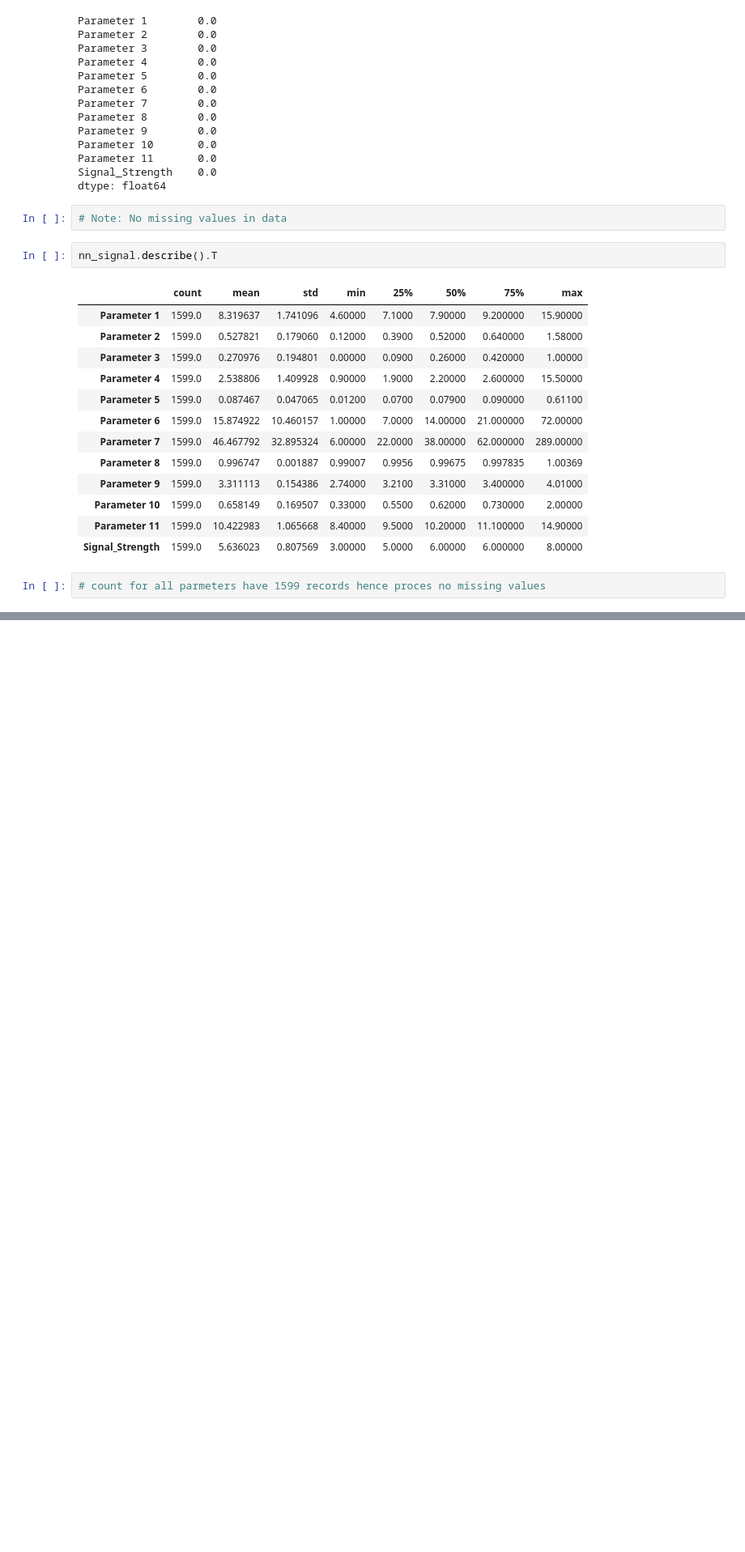
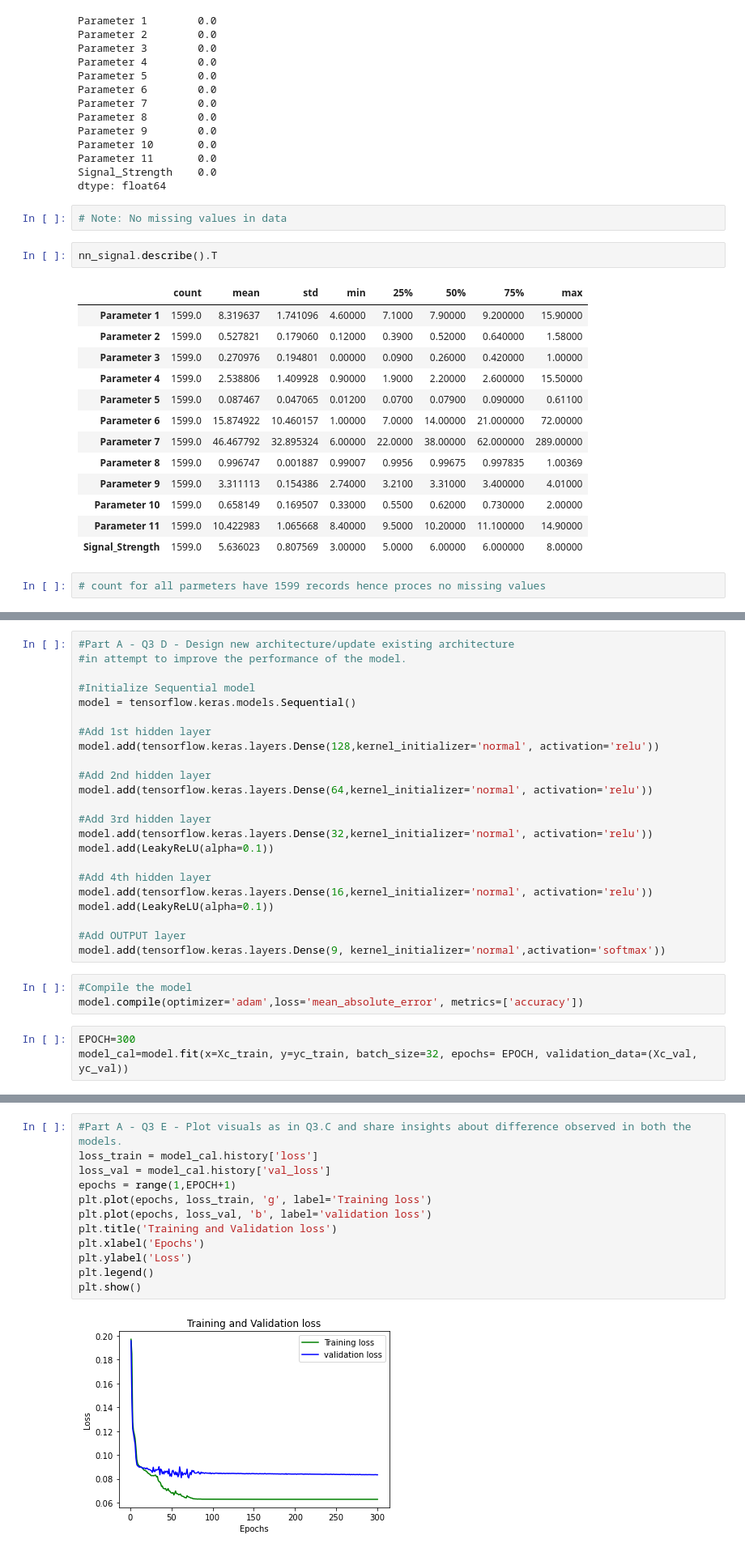
Before and after one commit to deeptiSingh006/AIML-NeuralNetwork, a Jupyter notebook: NeuralNetwork_Project_DeeptiSingh .ipynb, the cells around one changed output, grey strips where cells are left out. Shown at 81% size. Saved outputs shown, nothing was run; the diff lists cells and outputs as text; blank space fills up the shorter version.

```diff
--- a/NeuralNetwork_Project_DeeptiSingh .ipynb
+++ b/NeuralNetwork_Project_DeeptiSingh .ipynb
@@ -90,0 +276,29 @@ nn_signal.describe().T
+# %%
+#Part A - Q3 D - Design new architecture/update existing architecture
+#in attempt to improve the performance of the model.
+
+#Initialize Sequential model
+model = tensorflow.keras.models.Sequential()
+
+#Add 1st hidden layer
+model.add(tensorflow.keras.layers.Dense(128,kernel_initializer='normal', activation='relu'))
+
+#Add 2nd hidden layer
+model.add(tensorflow.keras.layers.Dense(64,kernel_initializer='normal', activation='relu'))
+
+#Add 3rd hidden layer
+model.add(tensorflow.keras.layers.Dense(32,kernel_initializer='normal', activation='relu'))
+model.add(LeakyReLU(alpha=0.1))
+
+#Add 4th hidden layer
+model.add(tensorflow.keras.layers.Dense(16,kernel_initializer='normal', activation='relu'))
+model.add(LeakyReLU(alpha=0.1))
+
+#Add OUTPUT layer
+model.add(tensorflow.keras.layers.Dense(9, kernel_initializer='normal',activation='softmax'))
+# %%
+#Compile the model
+model.compile(optimizer='adam',loss='mean_absolute_error', metrics=['accuracy'])
+# %%
+EPOCH=300
+model_cal=model.fit(x=Xc_train, y=yc_train, batch_size=32, epochs= EPOCH, validation_data=(Xc_val, yc_val))
@@ -90,0 +323,14 @@ nn_signal.describe().T
+# %%
+#Part A - Q3 E - Plot visuals as in Q3.C and share insights about difference observed in both the models.
+loss_train = model_cal.history['loss']
+loss_val = model_cal.history['val_loss']
+epochs = range(1,EPOCH+1)
+plt.plot(epochs, loss_train, 'g', label='Training loss')
+plt.plot(epochs, loss_val, 'b', label='validation loss')
+plt.title('Training and Validation loss')
+plt.xlabel('Epochs')
+plt.ylabel('Loss')
+plt.legend()
+plt.show()
+# %% [output]
+[figure, added]
```
Also changed, not shown: parts of 22 cells of this notebook.
